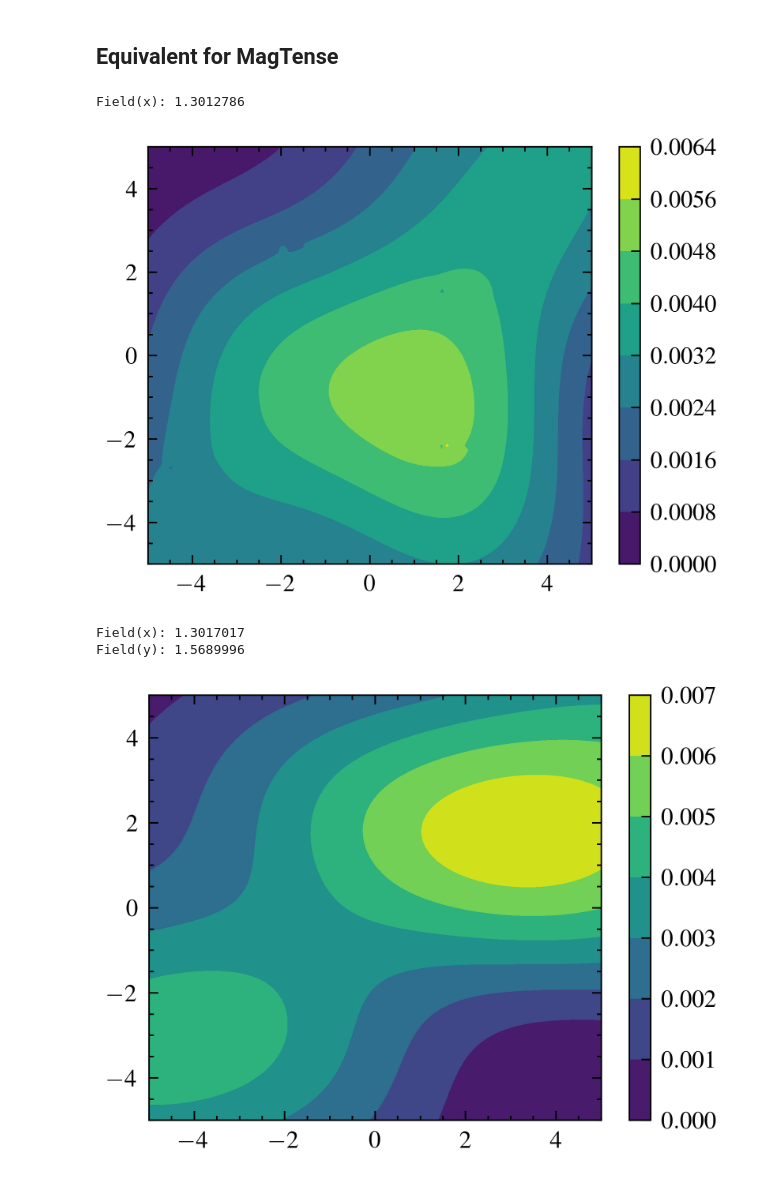
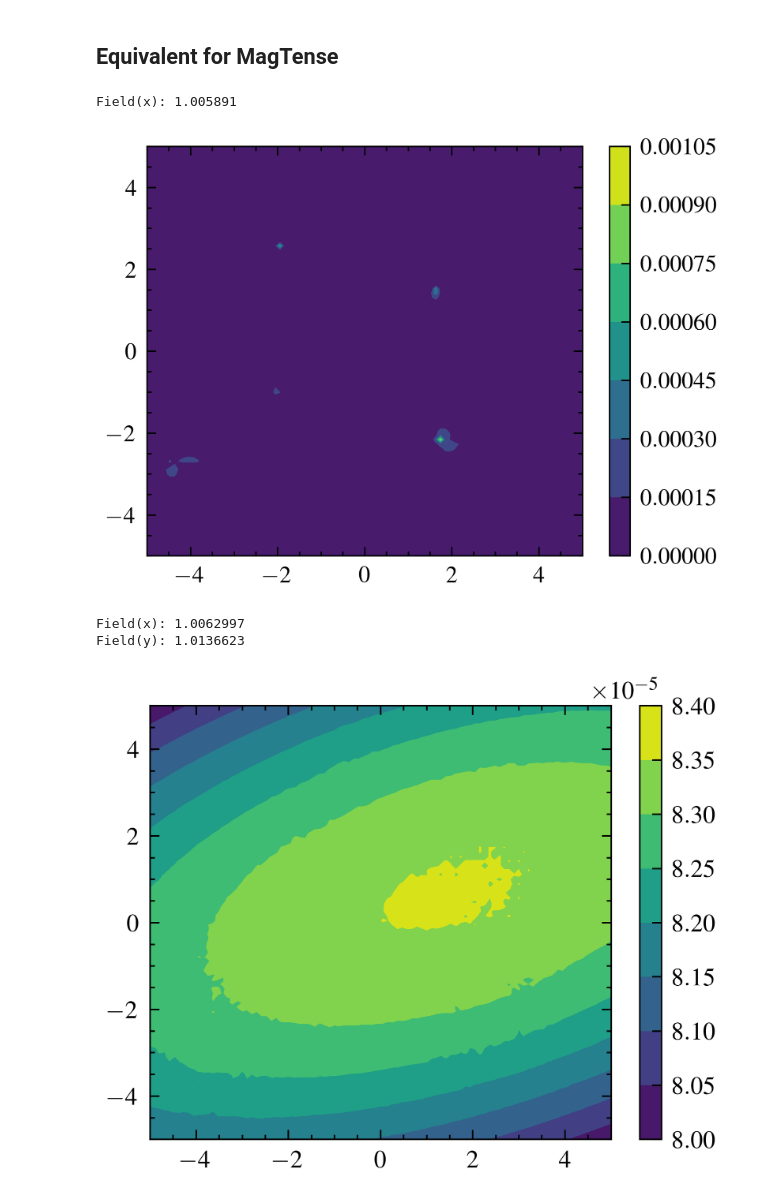
Before and after one commit to cmt-dtu-energy/hypermagnetics, a Jupyter notebook: nbs/check_fmm.ipynb, the cells around one changed output. Saved outputs shown, nothing was run; the diff lists cells and outputs as text; code cells hidden in the pictures.

```diff
--- a/nbs/check_fmm.ipynb
+++ b/nbs/check_fmm.ipynb
@@ -112,7 +112,7 @@ In our simulation, we assume to have a ball of uniform magnetization. To achieve
 # %% [markdown]
 ## Equivalent for MagTense
 # %%
-mt_sim, _ = field_mt(train['sources'], train['grid'], train['shape'])
+mt_sim, _ = field_mt(train['sources'], train['grid'], train['shape'], length=100)
 
 if source_cfg["line"]:
     plt.plot(train['grid'][:, 0], train["field_grid"][0, ..., 0])
@@ -135,35 +135,35 @@ else:
     plt.colorbar()
     print("Field(x):", np.nanmean(np.abs(mt_f_grid_x / t_f)))
 # %% [output]
-Field(x): 1.3012786
+Field(x): 1.005891
-[figure, old version]
+[figure, new version]
 # %%
-mt_sim, _ = field_exact(train['sources'], train['grid'], train['shape'])
+mt_sim, _ = field_exact(train['sources'], train['grid'], train['shape'], length=100)
 
 if source_cfg["line"]:
     plt.plot(train['grid'][:, 0], train["field_grid"][0, ..., 0])
     plt.plot(train['grid'][:, 0], mt_sim[0, ..., 0], color='red', linestyle='--')
     # plt.plot(train['grid'][:, 0], train["field_grid"][0, ..., 0], color='red', linestyle='--')
     plt.plot(train['grid'][:, 0], mt_sim[0, ..., 0] / train["field_grid"][0, ..., 0], color='green', linestyle=':')
     # plt.yscale("log")
     # plt.xlim(5,15)
     plt.ylim(-2, 2)
     plt.legend(["Analytical", "MagTense", "Error"])
     print(np.nanmean(np.abs(mt_sim[0, :, 0] / train["field_grid"][0, :, 0])))
 
 else:
     x_grid = np.array(train['grid'][:, 0].reshape((source_cfg["res"], source_cfg["res"])))
     y_grid = np.array(train['grid'][:, 1].reshape((source_cfg["res"], source_cfg["res"])))
     mt_f_grid_x = np.array(mt_sim[0, ..., 0].reshape((source_cfg["res"], source_cfg["res"])))
     mt_f_grid_y = np.array(mt_sim[0, ..., 1].reshape((source_cfg["res"], source_cfg["res"])))
     t_f_x = train["field_grid"][0, ..., 0].reshape((source_cfg["res"], source_cfg["res"]))
     t_f_y = train["field_grid"][0, ..., 1].reshape((source_cfg["res"], source_cfg["res"]))
     # plt.contourf(x_grid, y_grid, np.clip(mt_f_grid_y, -5, 5))
     plt.contourf(x_grid, y_grid, np.clip(np.abs(mt_f_grid_y - t_f_y), 0, 0.1))
     plt.colorbar()
     print("Field(x):", np.nanmean(np.abs(mt_f_grid_x / t_f_x)))
     print("Field(y):", np.nanmean(np.abs(mt_f_grid_y / t_f_y)))
 # %% [output]
-Field(x): 1.3017017
-Field(y): 1.5689996
+Field(x): 1.0062997
+Field(y): 1.0136623
-[figure, old version]
+[figure, new version]
```
